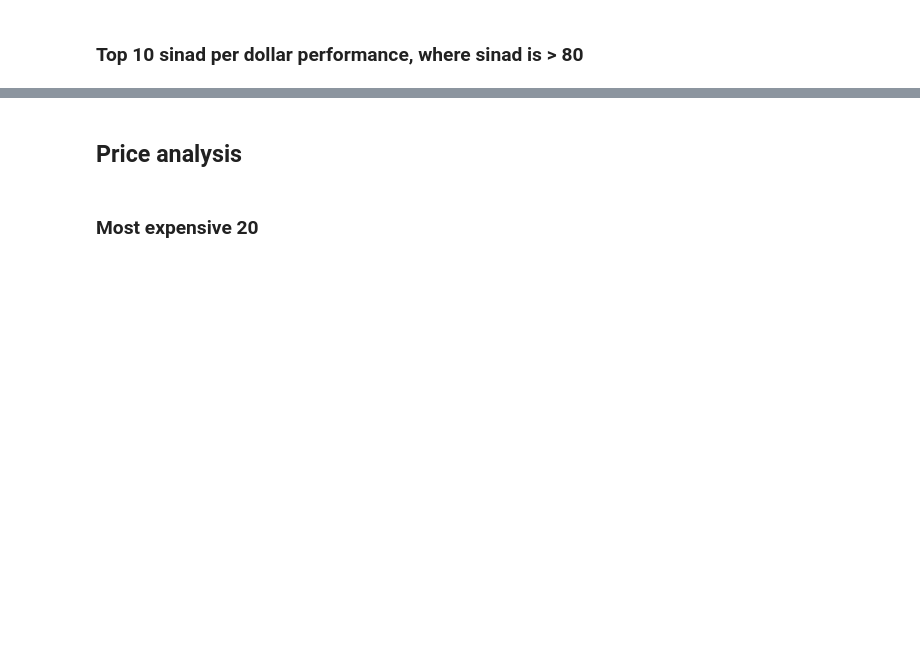
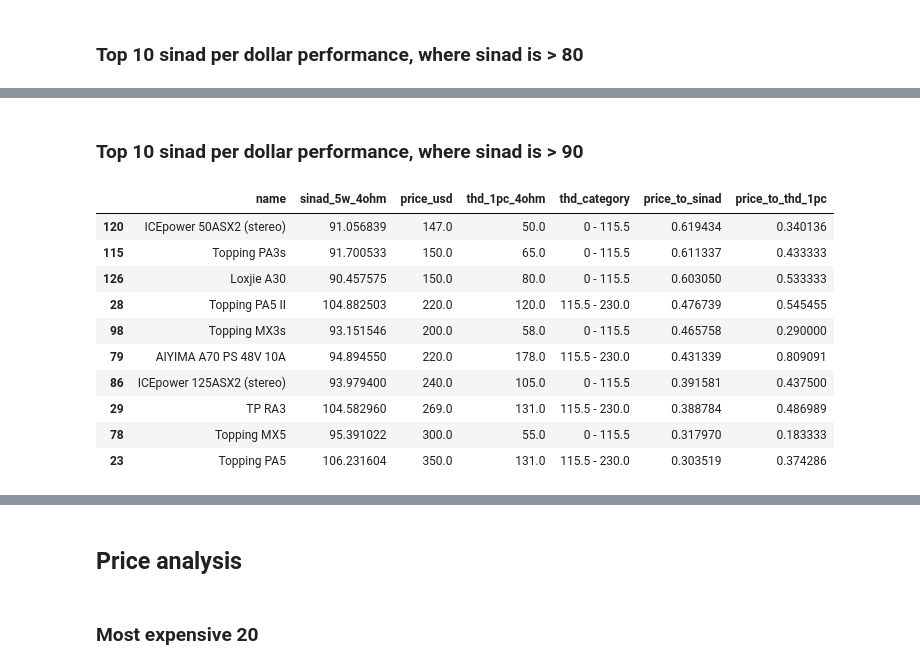
Before and after one commit to danielc92/hifi-analysis, a Jupyter notebook: parts analysis.ipynb, the cells around one changed output, grey strips where cells are left out. Drawn from its saved outputs; the diff is of its cells as text; code cells hidden in the pictures; blank space fills up the shorter version.

```diff
--- a/parts analysis.ipynb
+++ b/parts analysis.ipynb
@@ -337,3 +339,19 @@ data[data["sinad_5w_4ohm"]  >= 80].sort_values("price_to_sinad", ascending=False
 | 270 | 3e Audio SY-DAP2002 (LM4562 upgrade) | 80.000000 | 116.0 | 75.0 | 0 - 115.5 | 0.689655 | 0.646552 |
 | 214 | Allo Volt+ D | 83.609121 | 129.0 | 62.0 | 0 - 115.5 | 0.648133 | 0.480620 |
 | 120 | ICEpower 50ASX2 (stereo) | 91.056839 | 147.0 | 50.0 | 0 - 115.5 | 0.619434 | 0.340136 |
+# %% [markdown]
+### Top 10 sinad per dollar performance, where sinad is > 90
+# %%
+data[data["sinad_5w_4ohm"]  >= 90].sort_values("price_to_sinad", ascending=False).head(10)
+# %% [output]
+|  | name | sinad_5w_4ohm | price_usd | thd_1pc_4ohm | thd_category | price_to_sinad | price_to_thd_1pc |
+| 120 | ICEpower 50ASX2 (stereo) | 91.056839 | 147.0 | 50.0 | 0 - 115.5 | 0.619434 | 0.340136 |
+| 115 | Topping PA3s | 91.700533 | 150.0 | 65.0 | 0 - 115.5 | 0.611337 | 0.433333 |
+| 126 | Loxjie A30 | 90.457575 | 150.0 | 80.0 | 0 - 115.5 | 0.603050 | 0.533333 |
+| 28 | Topping PA5 II | 104.882503 | 220.0 | 120.0 | 115.5 - 230.0 | 0.476739 | 0.545455 |
+| 98 | Topping MX3s | 93.151546 | 200.0 | 58.0 | 0 - 115.5 | 0.465758 | 0.290000 |
+| 79 | AIYIMA A70 PS 48V 10A | 94.894550 | 220.0 | 178.0 | 115.5 - 230.0 | 0.431339 | 0.809091 |
+| 86 | ICEpower 125ASX2 (stereo) | 93.979400 | 240.0 | 105.0 | 0 - 115.5 | 0.391581 | 0.437500 |
+| 29 | TP RA3 | 104.582960 | 269.0 | 131.0 | 115.5 - 230.0 | 0.388784 | 0.486989 |
+| 78 | Topping MX5 | 95.391022 | 300.0 | 55.0 | 0 - 115.5 | 0.317970 | 0.183333 |
+| 23 | Topping PA5 | 106.231604 | 350.0 | 131.0 | 115.5 - 230.0 | 0.303519 | 0.374286 |
```
Also changed, not shown: parts of 3 cells of this notebook.
